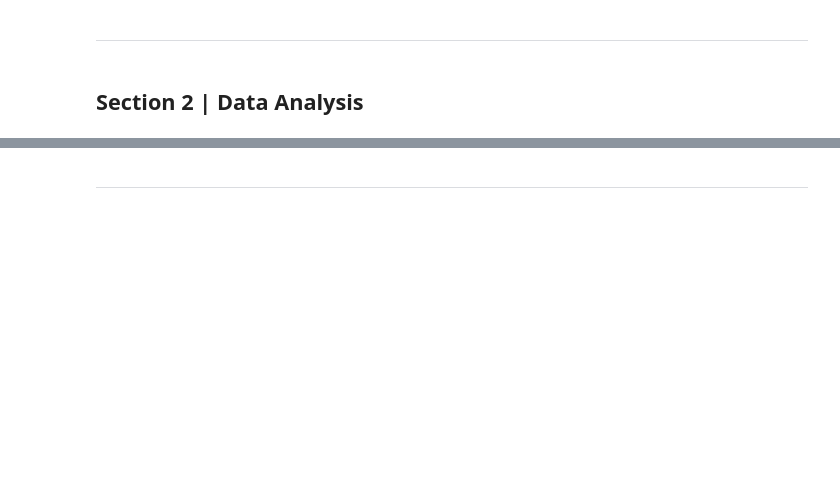
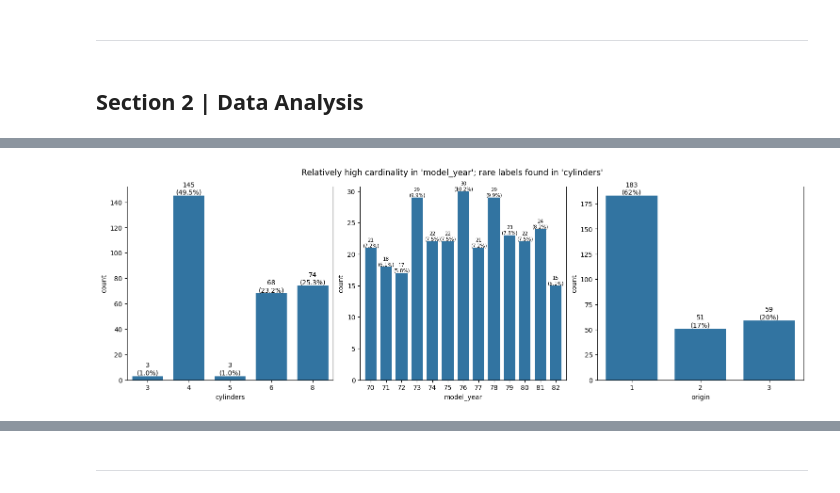
Before and after one commit to garudapaksi-yusuf/Auto_MPG_Prediction, a Jupyter notebook: notebook/notebook.ipynb, the cells around one changed output, grey strips where cells are left out. Saved outputs shown, nothing was run; the diff lists cells and outputs as text; code cells hidden in the pictures; blank space fills up the shorter version.

```diff
--- a/notebook/notebook.ipynb
+++ b/notebook/notebook.ipynb
@@ -229,3 +121,0 @@ Data Inspection:
-# %%
-# copy raw data to new instance
-data = data_raw.copy()
@@ -794,0 +400,76 @@ plt.show()
+# %%
+# create & setup plot figure
+width, height = 15, 5
+plt.figure(
+    figsize=(width, height),
+    layout="constrained"
+)
+suptitle_size = 12.5
+plt.suptitle(
+    t="Relatively high cardinality in 'model_year'; rare labels found in 'cylinders'",
+    size=suptitle_size
+)
+
+# subset columns with categorical data types from the data
+data_train_categorical = data_train.select_dtypes(include="category")
+
+def plot_categorical(data=data_train_categorical, ndigits=None, fontsize=10):
+    """Plot categorical variable as a bar plot.
+
+    This function creates a bar plot for a specified categorical variable from a given DataFrame.
+    It displays both the count and the percentage of each category,
+    with the option to customize the number of decimal places for the percentage labels and the font size of the labels.
+
+    Args:
+        data (DataFrame): The input DataFrame containing the categorical data.
+        ndigits (int, optional): The number of decimal places to display in the percentage labels. Defaults to None.
+        fontsize (int, optional): The font size of the labels on the bars. Defaults to 10.
+
+    Returns:
+        Axes: The axes object containing the bar plot.
+    """
+    plt.subplot(nrows, ncols, count + 1)
+
+    barplot_data = pd.concat(
+        objs=[data[column].value_counts().sort_index(),
+              data[column].value_counts(normalize=True).mul(other=100)],
+        axis=1
+    )
+
+    axes = sns.barplot(
+        data=barplot_data,
+        x=barplot_data.index,
+        y="count",
+        width=barplot_width
+    )
+
+    labels = [f"{round(value.get_height())}\n({round(number=barplot_data.iloc[index, 1], ndigits=ndigits)}%)"
+              for index, value in enumerate(axes.containers[0])]
+
+    axes.bar_label(
+        container=axes.containers[0],
+        labels=labels,
+        fontsize=fontsize
+    )
+    axes.spines.top.set_visible(b=False)
+
+    return axes
+
+# plot visualization for categorical data
+nrows, ncols = 1, 3
+barplot_width = 0.75
+for count, column in enumerate(iterable=data_train_categorical):
+    if column == "cylinders":
+        plot_categorical(ndigits=1)
+
+    elif column == "model_year":
+        axes = plot_categorical(
+            ndigits=1,
+            fontsize=7.5
+        )
+        axes.margins(0.025)
+
+    elif column == "origin":
+        plot_categorical()
+# %% [output]
+[figure, added]
```
Also changed, not shown: parts of 157 cells of this notebook, 1 other file.
